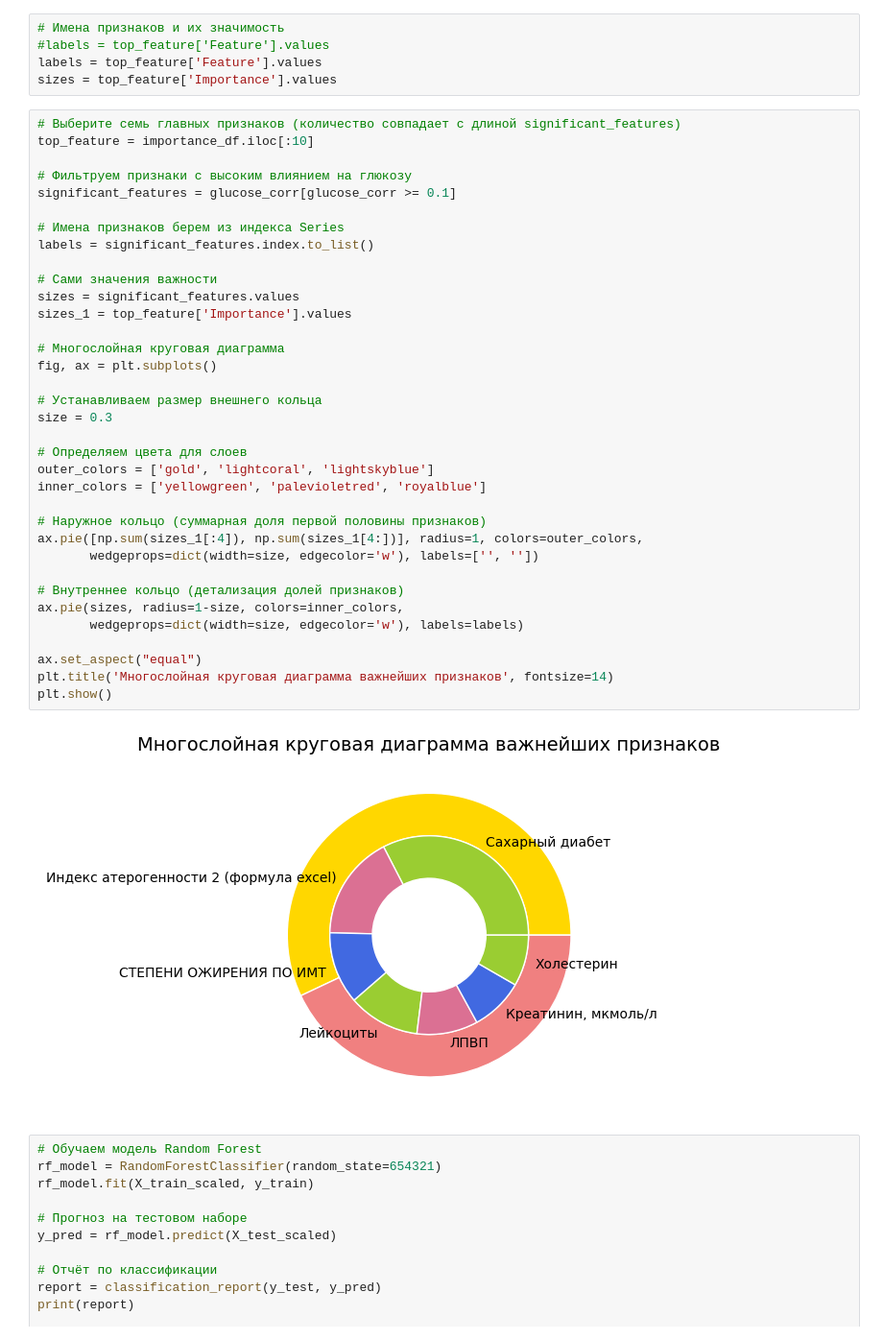
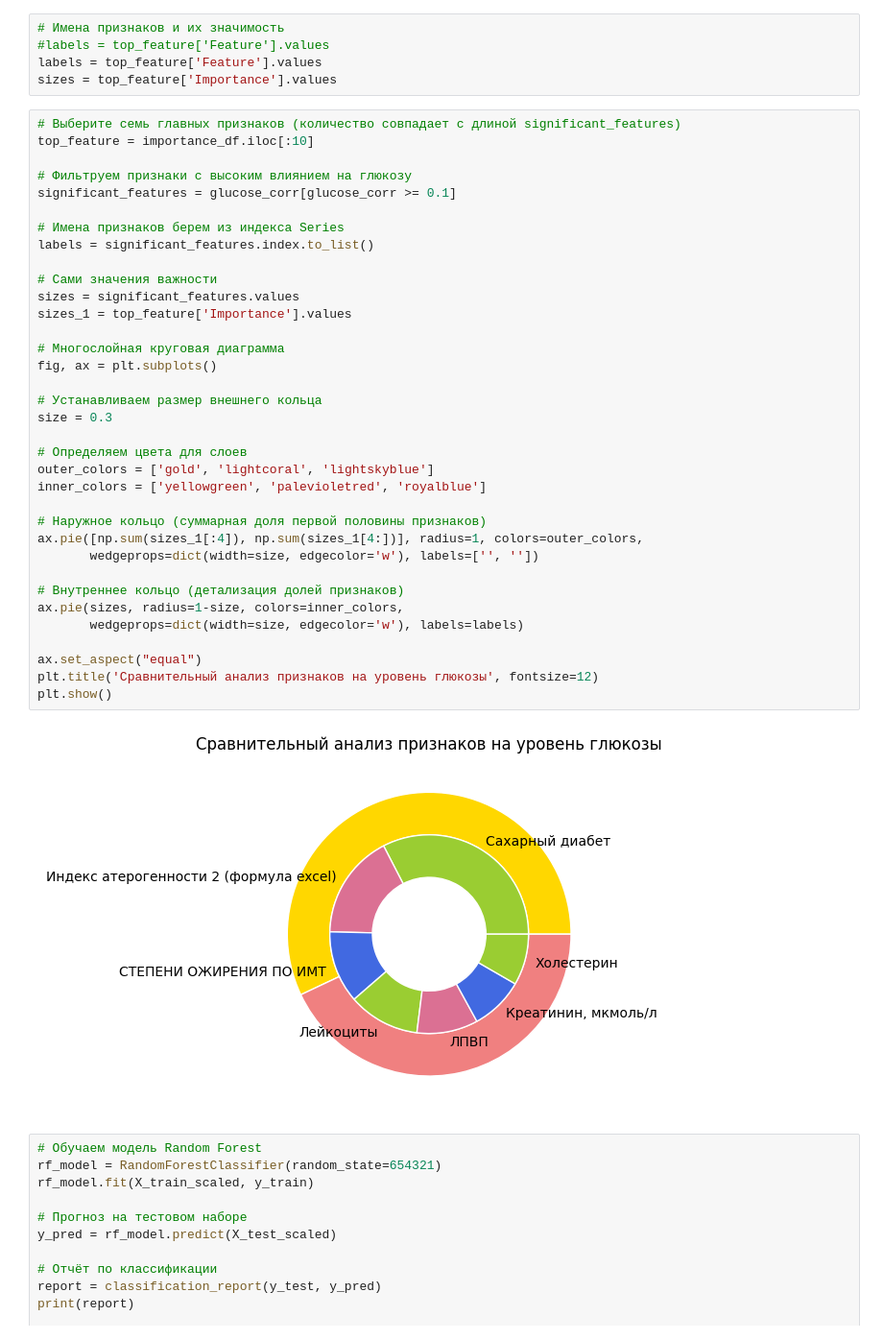
Before and after one commit to Antoha2024/DiplomProductStar, a Jupyter notebook: DS47_1_diabetes_ds.ipynb, the cells around one changed output. Shown at 96% size. Cells and saved outputs as stored; diff of their text form.

```diff
--- a/DS47_1_diabetes_ds.ipynb
+++ b/DS47_1_diabetes_ds.ipynb
@@ -329,35 +329,35 @@ top_feature = importance_df.iloc[:10]
 significant_features = glucose_corr[glucose_corr >= 0.1]
 
 # Имена признаков берем из индекса Series
 labels = significant_features.index.to_list()
 
 # Сами значения важности
 sizes = significant_features.values
 sizes_1 = top_feature['Importance'].values
 
 # Многослойная круговая диаграмма
 fig, ax = plt.subplots()
 
 # Устанавливаем размер внешнего кольца
 size = 0.3
 
 # Определяем цвета для слоев
 outer_colors = ['gold', 'lightcoral', 'lightskyblue']
 inner_colors = ['yellowgreen', 'palevioletred', 'royalblue']
 
 # Наружное кольцо (суммарная доля первой половины признаков)
 ax.pie([np.sum(sizes_1[:4]), np.sum(sizes_1[4:])], radius=1, colors=outer_colors,
        wedgeprops=dict(width=size, edgecolor='w'), labels=['', ''])
 
 # Внутреннее кольцо (детализация долей признаков)
 ax.pie(sizes, radius=1-size, colors=inner_colors,
        wedgeprops=dict(width=size, edgecolor='w'), labels=labels)
 
 ax.set_aspect("equal")
-plt.title('Многослойная круговая диаграмма важнейших признаков', fontsize=14)
+plt.title('Cравнительный анализ признаков на уровень глюкозы', fontsize=12)
 plt.show()
 # %% [output]
-[figure, old version]
+[figure, new version]
 # %%
 # Обучаем модель Random Forest
 rf_model = RandomForestClassifier(random_state=654321)
```
